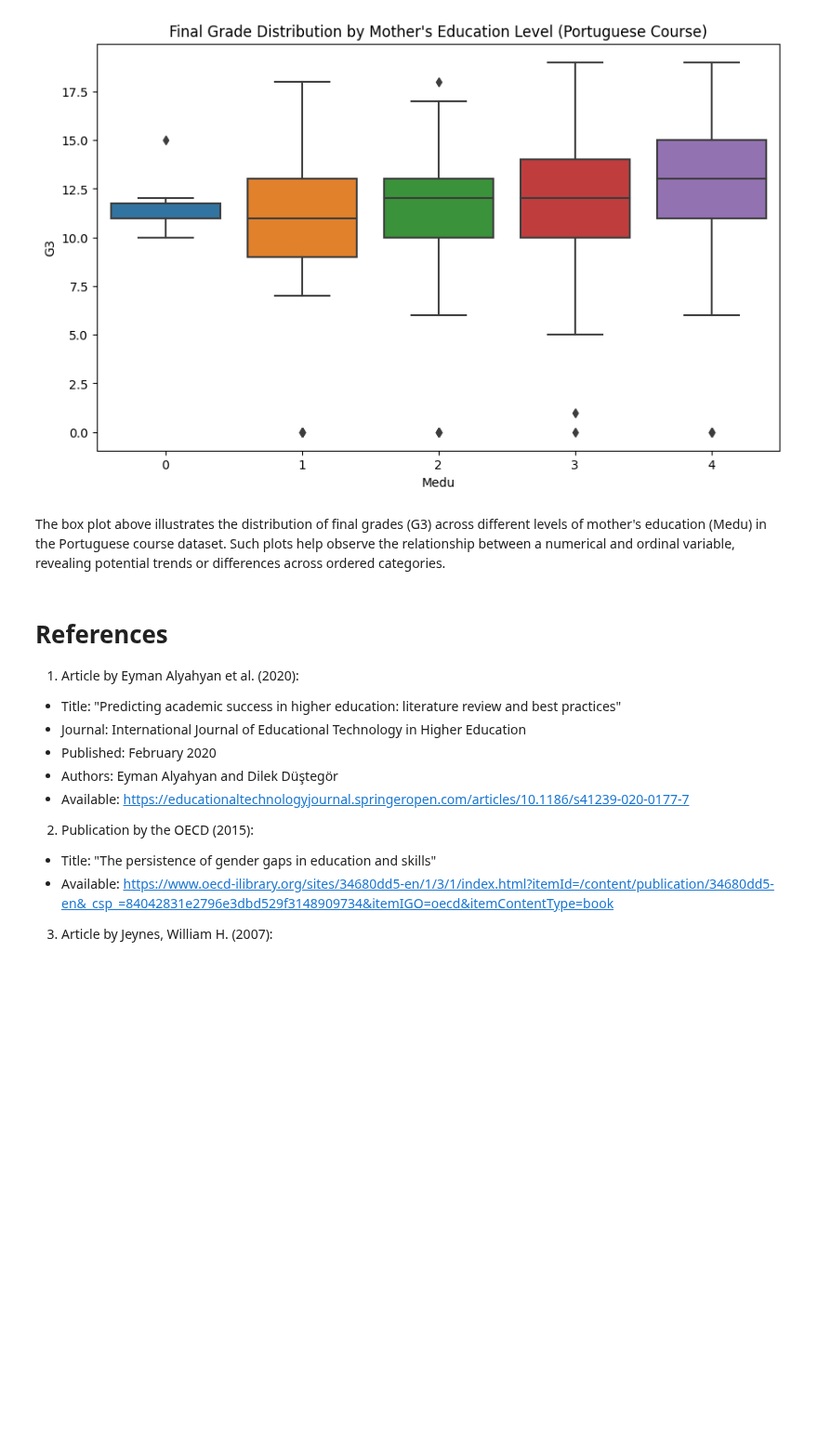
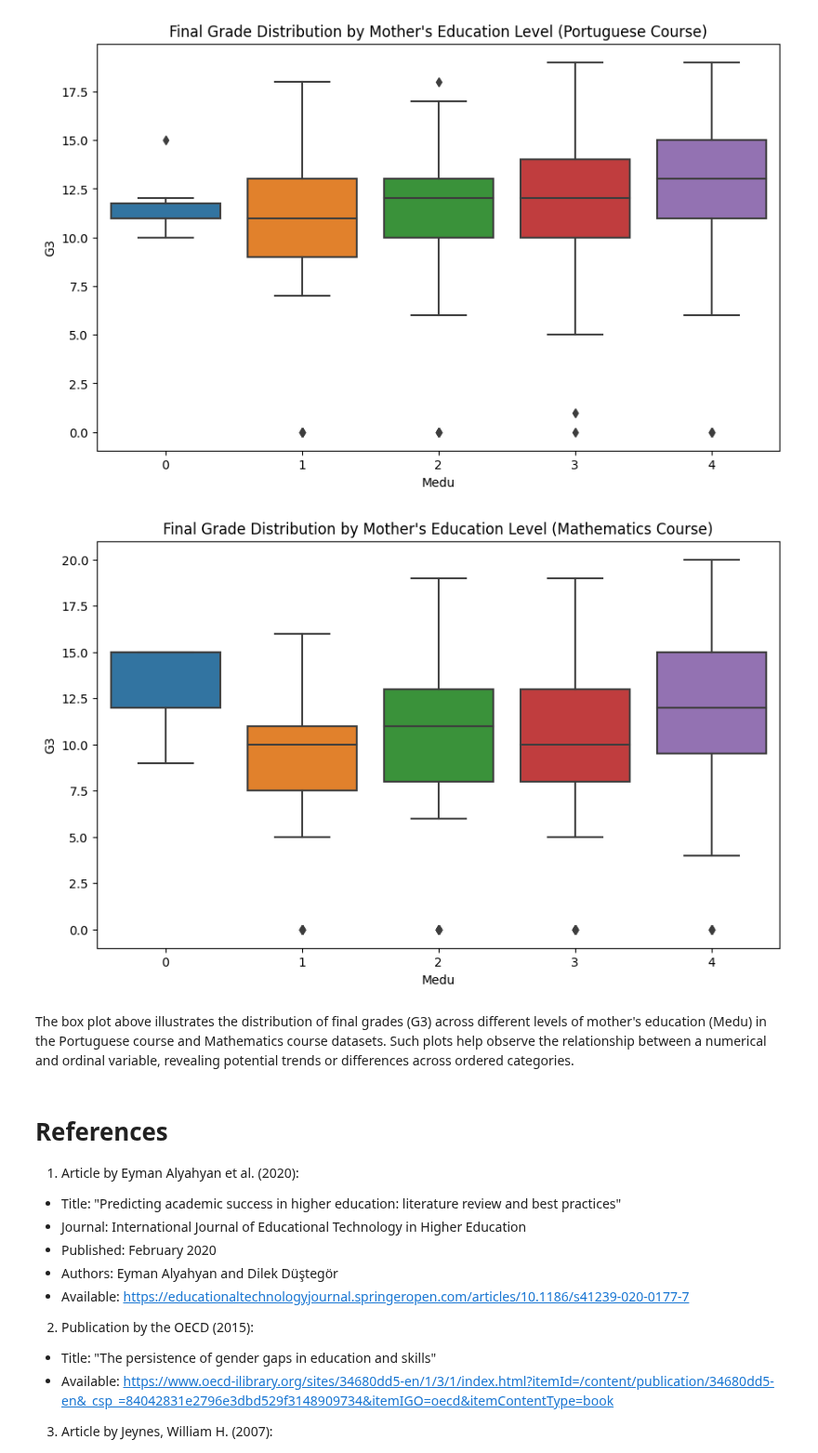
Before and after one commit to carlos-alves-one/Student-Performance-Analysis, a Jupyter notebook: Student_Performance.ipynb, the cells around one changed output. Shown at 93% size. Saved outputs shown, nothing was run; the diff lists cells and outputs as text; code cells hidden in the pictures; blank space fills up the shorter version.

Commit message:
Plotting box plot for G3 across different levels of mother's education in Mathematics course data

```diff
--- a/Student_Performance.ipynb
+++ b/Student_Performance.ipynb
@@ -741,8 +741,13 @@ The box plot above displays the distribution of final grades (G3) for students i
 plot_box_nominal(data_por, 'Medu', 'G3', 'Final Grade Distribution by Mother\'s Education Level (Portuguese Course)')
 # %% [output]
 [figure]
+# %%
+# Plotting box plot for G3 across different levels of mother's education in Mathematics course data
+plot_box_nominal(data_mat, 'Medu', 'G3', 'Final Grade Distribution by Mother\'s Education Level (Mathematics Course)')
+# %% [output]
+[figure, added]
 # %% [markdown]
-The box plot above illustrates the distribution of final grades (G3) across different levels of mother's education (Medu) in the Portuguese course dataset. Such plots help observe the relationship between a numerical and ordinal variable, revealing potential trends or differences across ordered categories.
+The box plot above illustrates the distribution of final grades (G3) across different levels of mother's education (Medu) in the Portuguese course and Mathematics course datasets. Such plots help observe the relationship between a numerical and ordinal variable, revealing potential trends or differences across ordered categories.
 # %% [markdown]
 # References
 
```
